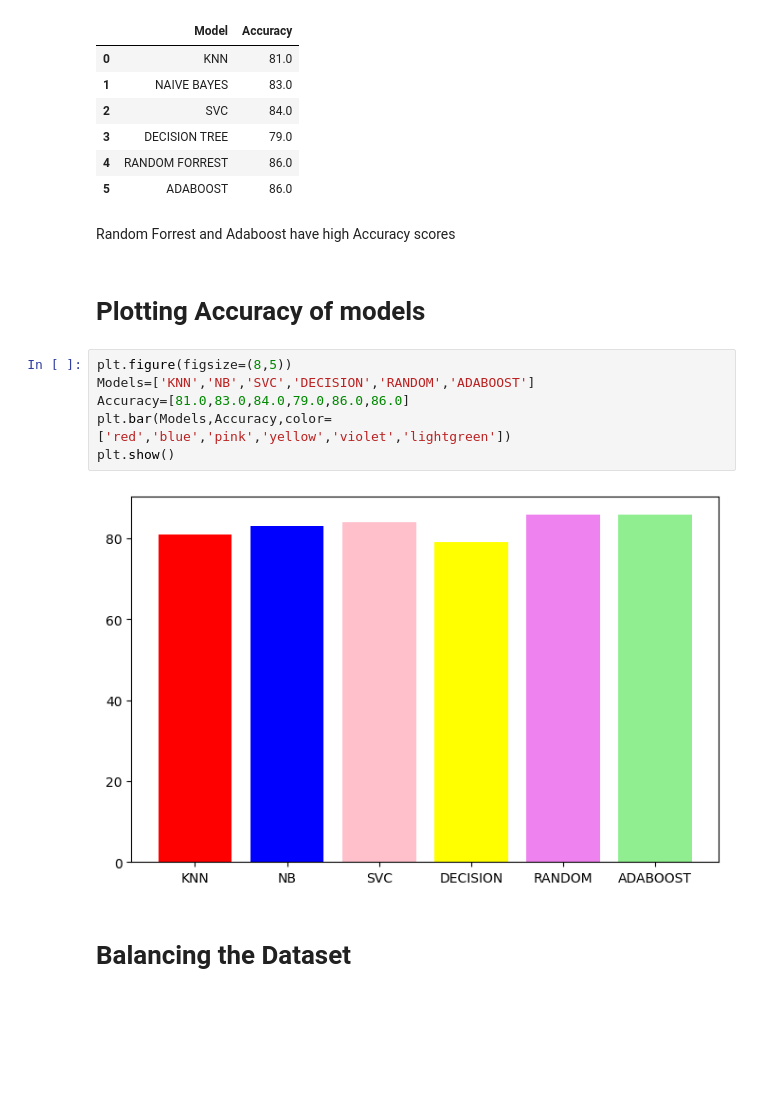
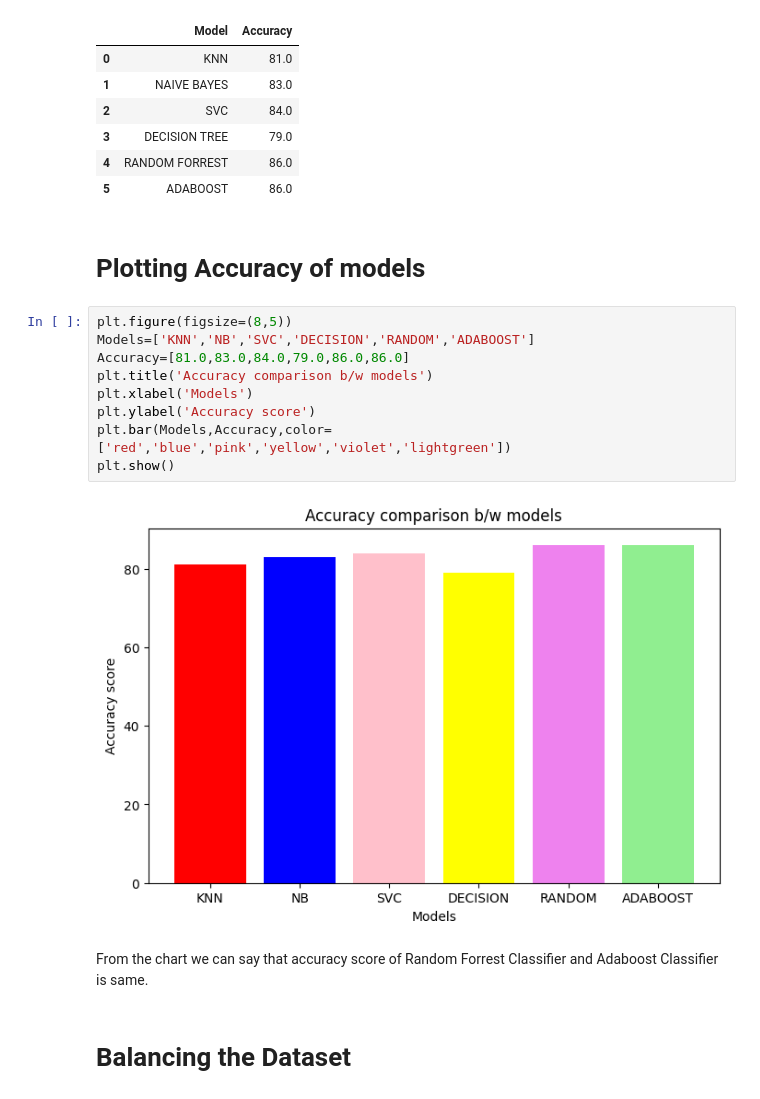
Before and after one commit to PranavDscientist/Bank-customer-churn-prediction, a Jupyter notebook: Bank_Customer_Churn_Prediction.ipynb, the cells around one changed output. Drawn from its saved outputs; the diff is of its cells as text; blank space fills up the shorter version.

```diff
--- a/Bank_Customer_Churn_Prediction.ipynb
+++ b/Bank_Customer_Churn_Prediction.ipynb
@@ -515,18 +516,21 @@ df
 | 3 | DECISION TREE | 79.0 |
 | 4 | RANDOM FORREST | 86.0 |
 | 5 | ADABOOST | 86.0 |
-# %% [markdown]
-Random Forrest and Adaboost have high Accuracy scores
 # %% [markdown]
 # **Plotting Accuracy of models**
 # %%
 plt.figure(figsize=(8,5))
 Models=['KNN','NB','SVC','DECISION','RANDOM','ADABOOST']
 Accuracy=[81.0,83.0,84.0,79.0,86.0,86.0]
+plt.title('Accuracy comparison b/w models')
+plt.xlabel('Models')
+plt.ylabel('Accuracy score')
 plt.bar(Models,Accuracy,color=['red','blue','pink','yellow','violet','lightgreen'])
 plt.show()
 # %% [output]
-[figure, old version]
+[figure, new version]
+# %% [markdown]
+From the chart we can say that accuracy score of Random Forrest Classifier and Adaboost Classifier is same.
 # %% [markdown]
 # **Balancing the Dataset**
 # %%
```
Also changed, not shown: parts of 31 cells of this notebook.
